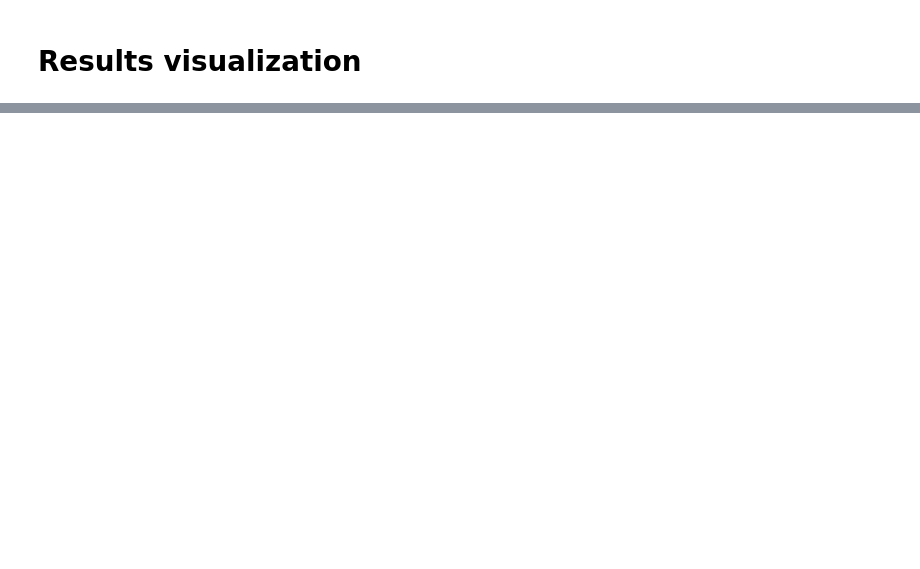
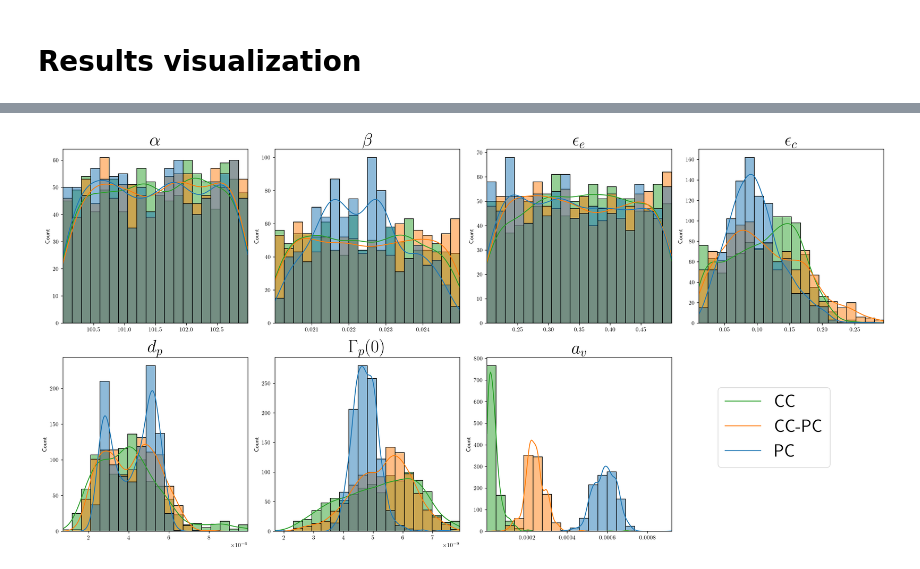
Before and after one commit to EdgarJaber/bayes-calibration-for-prognostics, a Jupyter notebook: methodology_clogging.ipynb, the cells around one changed output, grey strips where cells are left out. Cells and saved outputs as stored; diff of their text form; code cells hidden in the pictures; blank space fills up the shorter version.

```diff
--- a/methodology_clogging.ipynb
+++ b/methodology_clogging.ipynb
@@ -282,20 +284,2 @@ for i in range(3):
     posterior_distrib_df = pd.DataFrame(posterior_samples.T, columns=['X'+str(j) for j in range(1,8)])
     posterior_distrib_dfs.append(posterior_distrib_df)
-# %%
-fig, axs = plt.subplots(2, 4, figsize=(20,10))
-label = ['CC', 'CC-PC', 'PC']
-titles = [r"$\alpha$", r"$\beta$", r"$\epsilon_e$", r"$\epsilon_c$", r"$d_p$", r"$\Gamma_{p}(0)$", r"$a_v$"]
-for i in range(7):
-    for j in range(3):
-        if i == 6:
-            sns.kdeplot(posterior_distrib_dfs[j]['X'+str(i+1)], ax=axs[i//4, i%4], label=label[j])
-            axs[i//4, i%4].set_title(titles[i], fontsize=20)
-            axs[i//4, i%4].set_xlabel('')
-            axs[i//4, i%4].set_yticks([])
-        else:
-            sns.kdeplot(posterior_distrib_dfs[j]['X'+str(i+1)], ax=axs[i//4, i%4])
-            axs[i//4, i%4].set_title(titles[i], fontsize=20)
-            axs[i//4, i%4].set_xlabel('')
-            axs[i//4, i%4].set_yticks([])
-fig.legend(loc=(0.8,0.2), fontsize=30)
-fig.delaxes(axs[1, 3])
@@ -313,0 +292,27 @@ EOFError: Ran out of input
+# %%
+df_x1 = pd.DataFrame({'CC': posterior_distrib_dfs[0]['X1'], 'CC-PC': posterior_distrib_dfs[1]['X1'], 'PC': posterior_distrib_dfs[2]['X1']})
+df_x2 = pd.DataFrame({'CC': posterior_distrib_dfs[0]['X2'], 'CC-PC': posterior_distrib_dfs[1]['X2'], 'PC': posterior_distrib_dfs[2]['X2']})
+df_x3 = pd.DataFrame({'CC': posterior_distrib_dfs[0]['X3'], 'CC-PC': posterior_distrib_dfs[1]['X3'], 'PC': posterior_distrib_dfs[2]['X3']})
+df_x4 = pd.DataFrame({'CC': posterior_distrib_dfs[0]['X4'], 'CC-PC': posterior_distrib_dfs[1]['X4'], 'PC': posterior_distrib_dfs[2]['X4']})
+df_x5 = pd.DataFrame({'CC': posterior_distrib_dfs[0]['X5'], 'CC-PC': posterior_distrib_dfs[1]['X5'], 'PC': posterior_distrib_dfs[2]['X5']})
+df_x6 = pd.DataFrame({'CC': posterior_distrib_dfs[0]['X6'], 'CC-PC': posterior_distrib_dfs[1]['X6'], 'PC': posterior_distrib_dfs[2]['X6']})
+df_x7 = pd.DataFrame({'CC': posterior_distrib_dfs[0]['X7'], 'CC-PC': posterior_distrib_dfs[1]['X7'], 'PC': posterior_distrib_dfs[2]['X7']})
+dfs = [df_x1, df_x2, df_x3, df_x4, df_x5, df_x6, df_x7]
+# %%
+fig, axs = plt.subplots(2, 4, figsize=(20,10))
+label = ['CC', 'CC-PC', 'PC']
+titles = [r"$\alpha$", r"$\beta$", r"$\epsilon_e$", r"$\epsilon_c$", r"$d_p$", r"$\Gamma_{p}(0)$", r"$a_v$"]
+
+for i in range(7):
+    sns.histplot(dfs[i], ax=axs[i//4, i%4], bins=20, kde=True)
+    axs[i//4, i%4].set_title(titles[i], fontsize=30)
+    axs[i//4, i%4].set_xlabel('')
+    #axs[i//4, i%4].set_ylabel('')
+    #axs[i//4, i%4].set_yticks([])
+    axs[i//4, i%4].legend().set_visible(False)
+    axs[i//4, i%4].set_xlim(dfs[i].min().min(), dfs[i].max().max())
+fig.legend(labels=label, loc=(0.8,0.2), fontsize=30)
+fig.delaxes(axs[1, 3])
+plt.tight_layout()
+# %% [output]
+[figure, added]
```
Also changed, not shown: parts of 6 cells of this notebook, 5 other files.
